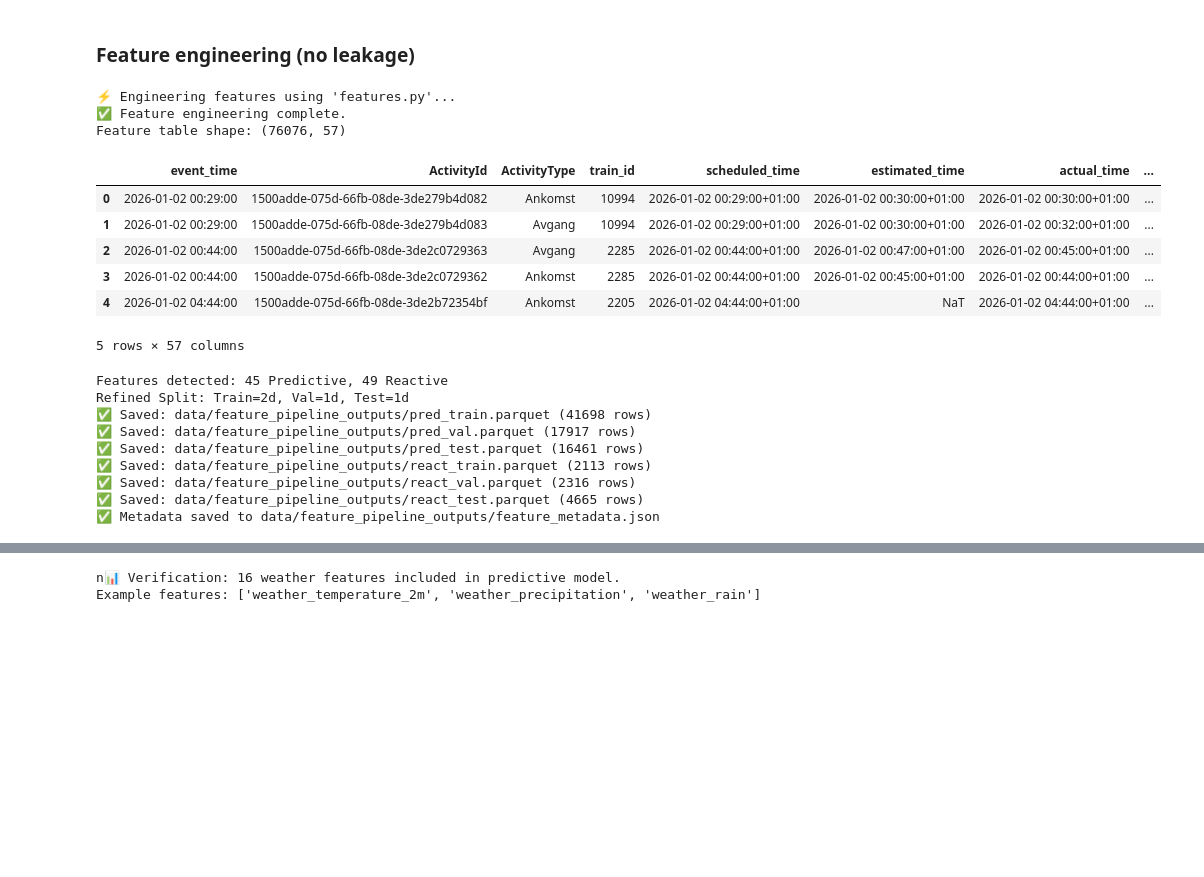
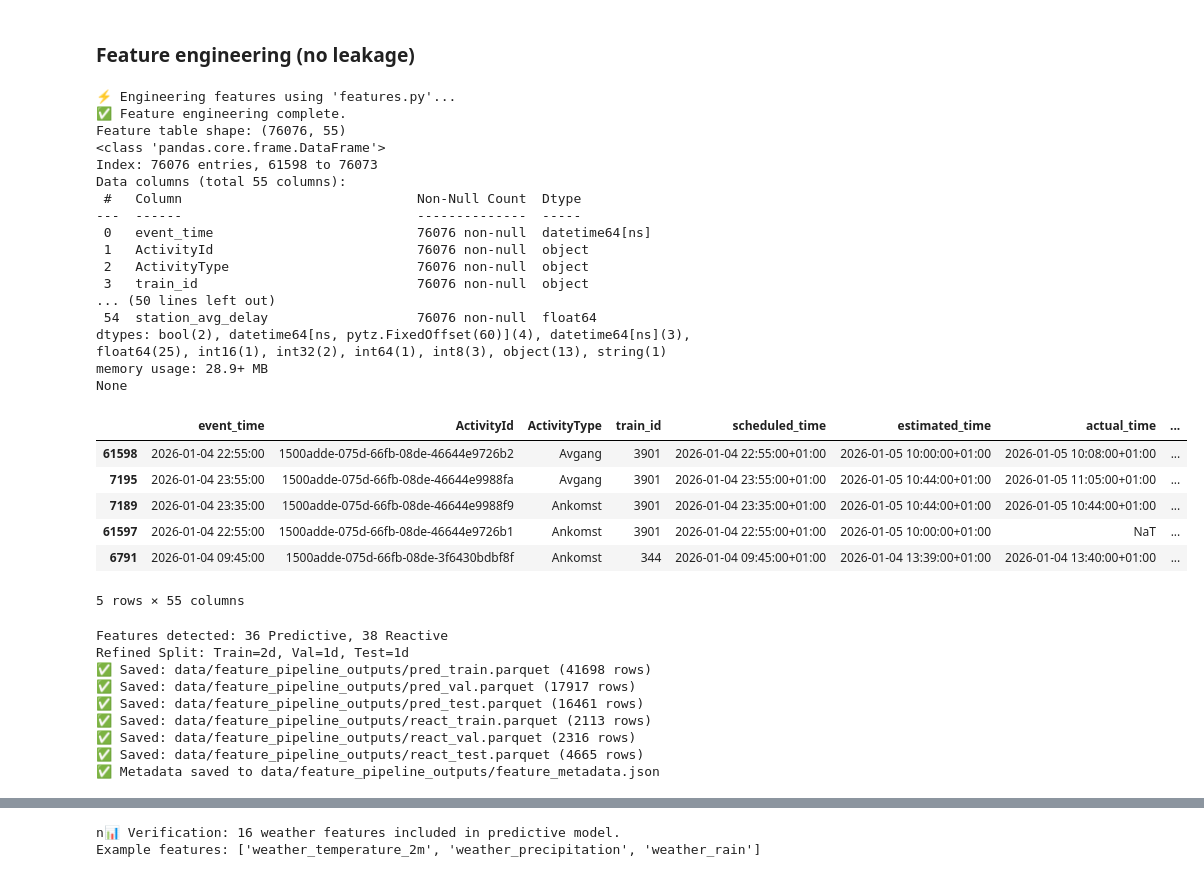
Before and after one commit to ololpol/Train_Delay_Predictor, a Jupyter notebook: 2_train_feature_pipeline.ipynb, the cells around one changed output, grey strips where cells are left out. Cells and saved outputs as stored; diff of their text form; code cells hidden in the pictures; blank space fills up the shorter version.

```diff
--- a/2_train_feature_pipeline.ipynb
+++ b/2_train_feature_pipeline.ipynb
@@ -82,7 +82,7 @@ HORIZON_MIN = int(os.getenv("HORIZON_MIN", "60"))
 DELAY_THRESHOLD_MIN = int(os.getenv("DELAY_THRESHOLD_MIN", "10"))
 
 # Rolling windows for network-state features
-ROLL_WINDOWS_MIN = [30, 60]   # minutes
+ROLL_WINDOWS_MIN = [1440, 1440*2]   # minutes
 WEATHER_ROLL_WINDOWS_H = [3, 6]  # hours (only used if weather columns exist)
 
 # Split ratios (time-based, by unique dates)
@@ -161,41 +161,61 @@ After cleaning: (76076, 33)
 # %%
 # Apply feature engineering
 print("⚡️ Engineering features using 'features.py'...")
 
 df_feat = df.copy()
 
 # 1. Calendar
 df_feat = add_calendar_features(df_feat)
 
 # 2. Lag features
 df_feat = add_train_lag_features(df_feat)
 
 # 3. Network State
 df_feat = add_station_network_state_features(df_feat, windows_min=ROLL_WINDOWS_MIN)
 
 # 4. Trigger Detection
 df_feat = detect_trigger_time(df_feat)
 
 # 5. Reactive Dynamics
-df_feat = add_reactive_early_dynamics(df_feat)
+#df_feat = add_reactive_early_dynamics(df_feat)
 
 # 6. Weather
 df_feat = add_weather_rolling_features_if_present(df_feat, windows_h=WEATHER_ROLL_WINDOWS_H)
 
+# 7. Station delay features
+df_feat = add_station_delay_features(df_feat)
+
 print("✅ Feature engineering complete.")
 print("Feature table shape:", df_feat.shape)
+df_feat.sort_values(by=["delay_min"], ascending=False, inplace=True)
+
+print(df_feat.info(verbose=True))
 display(df_feat.head())
 # %% [output]
 ⚡️ Engineering features using 'features.py'...
 ✅ Feature engineering complete.
-Feature table shape: (76076, 57)
+Feature table shape: (76076, 55)
+<class 'pandas.core.frame.DataFrame'>
+Index: 76076 entries, 61598 to 76073
+Data columns (total 55 columns):
+ #   Column                              Non-Null Count  Dtype
+---  ------                              --------------  -----
+ 0   event_time                          76076 non-null  datetime64[ns]
+ 1   ActivityId                          76076 non-null  object
+ 2   ActivityType                        76076 non-null  object
+ 3   train_id                            76076 non-null  object
+... (50 lines left out)
+ 54  station_avg_delay                   76076 non-null  float64
+dtypes: bool(2), datetime64[ns, pytz.FixedOffset(60)](4), datetime64[ns](3), float64(25), int16(1), int32(2), int64(1), int8(3), object(13), string(1)
+memory usage: 28.9+ MB
+None
 |  | event_time | ActivityId | ActivityType | train_id | scheduled_time | estimated_time | actual_time | ... |
-| 0 | 2026-01-02 00:29:00 | 1500adde-075d-66fb-08de-3de279b4d082 | Ankomst | 10994 | 2026-01-02 00:29:00+01:00 | 2026-01-02 00:30:00+01:00 | 2026-01-02 00:30:00+01:00 | ... |
-| 1 | 2026-01-02 00:29:00 | 1500adde-075d-66fb-08de-3de279b4d083 | Avgang | 10994 | 2026-01-02 00:29:00+01:00 | 2026-01-02 00:30:00+01:00 | 2026-01-02 00:32:00+01:00 | ... |
-| 2 | 2026-01-02 00:44:00 | 1500adde-075d-66fb-08de-3de2c0729363 | Avgang | 2285 | 2026-01-02 00:44:00+01:00 | 2026-01-02 00:47:00+01:00 | 2026-01-02 00:45:00+01:00 | ... |
-| 3 | 2026-01-02 00:44:00 | 1500adde-075d-66fb-08de-3de2c0729362 | Ankomst | 2285 | 2026-01-02 00:44:00+01:00 | 2026-01-02 00:45:00+01:00 | 2026-01-02 00:44:00+01:00 | ... |
-| 4 | 2026-01-02 04:44:00 | 1500adde-075d-66fb-08de-3de2b72354bf | Ankomst | 2205 | 2026-01-02 04:44:00+01:00 | NaT | 2026-01-02 04:44:00+01:00 | ... |
+| 61598 | 2026-01-04 22:55:00 | 1500adde-075d-66fb-08de-46644e9726b2 | Avgang | 3901 | 2026-01-04 22:55:00+01:00 | 2026-01-05 10:00:00+01:00 | 2026-01-05 10:08:00+01:00 | ... |
+| 7195 | 2026-01-04 23:55:00 | 1500adde-075d-66fb-08de-46644e9988fa | Avgang | 3901 | 2026-01-04 23:55:00+01:00 | 2026-01-05 10:44:00+01:00 | 2026-01-05 11:05:00+01:00 | ... |
+| 7189 | 2026-01-04 23:35:00 | 1500adde-075d-66fb-08de-46644e9988f9 | Ankomst | 3901 | 2026-01-04 23:35:00+01:00 | 2026-01-05 10:44:00+01:00 | 2026-01-05 10:44:00+01:00 | ... |
+| 61597 | 2026-01-04 22:55:00 | 1500adde-075d-66fb-08de-46644e9726b1 | Ankomst | 3901 | 2026-01-04 22:55:00+01:00 | 2026-01-05 10:00:00+01:00 | NaT | ... |
+| 6791 | 2026-01-04 09:45:00 | 1500adde-075d-66fb-08de-3f6430bdbf8f | Ankomst | 344 | 2026-01-04 09:45:00+01:00 | 2026-01-04 13:39:00+01:00 | 2026-01-04 13:40:00+01:00 | ... |
-5 rows × 57 columns
+5 rows × 55 columns
 # %%
 import os
 import pandas as pd
@@ -205,7 +225,7 @@ import datetime as dt
 
 # --- 0. PRE-REQUISITE: DEFINE FEATURE COLUMNS ---
 # Define which columns are ID/Target/Future and should be excluded
-ALL_KEYS = ["ActivityId", "train_id", "OperationalTrainNumber", "station_code", "event_time", "event_date", "train_run_id"]
+ALL_KEYS = ["ActivityId", "train_id", "lag_y_delay", "InformationOwner", "scheduled_time", "estimated_time", "actual_time", "observed_time", "reason_code", "reason_text", "reason_desc", "OperationalTrainNumber", "station_code", "event_time", "event_date", "train_run_id"]
 TARGETS = ["y_delay_within_horizon", "final_delay_min", "additional_delay_min"]
 
 # Columns to exclude from Predictive Model (future leakage or reactive-only)
@@ -343,7 +363,7 @@ with open(meta_path, "w", encoding="utf-8") as f:
 
 print(f"✅ Metadata saved to {meta_path}")
 # %% [output]
-Features detected: 45 Predictive, 49 Reactive
+Features detected: 36 Predictive, 38 Reactive
 Refined Split: Train=2d, Val=1d, Test=1d
 ✅ Saved: data/feature_pipeline_outputs/pred_train.parquet (41698 rows)
 ✅ Saved: data/feature_pipeline_outputs/pred_val.parquet (17917 rows)
```
Also changed, not shown: parts of 3 cells of this notebook, 4 other files.
